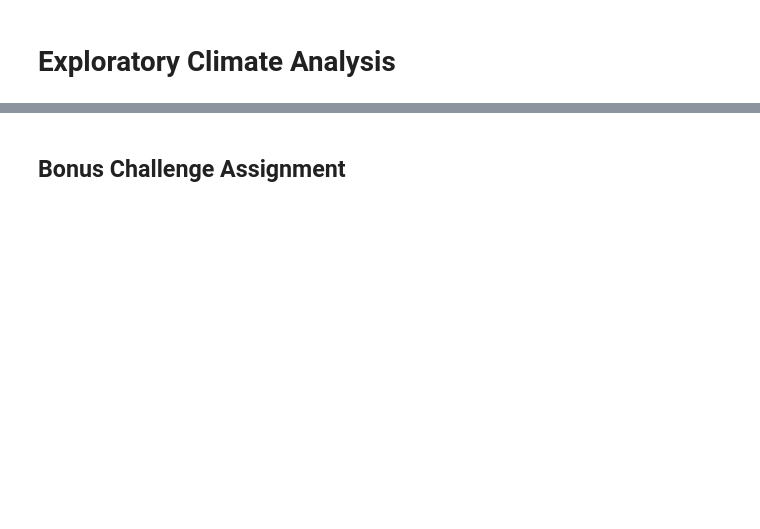
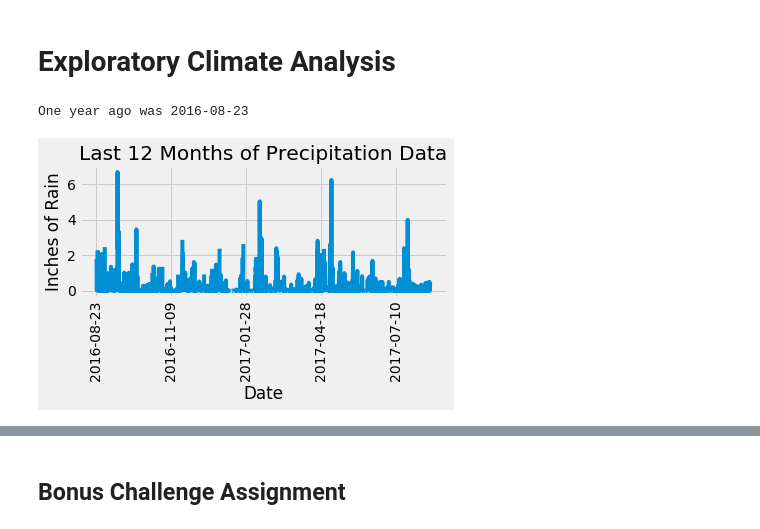
Before and after one commit to BRhoads1155/sqlalchemy-challenge, a Jupyter notebook: climate_starter.ipynb, the cells around one changed output, grey strips where cells are left out. Saved outputs shown, nothing was run; the diff lists cells and outputs as text; code cells hidden in the pictures; blank space fills up the shorter version.

```diff
--- a/climate_starter.ipynb
+++ b/climate_starter.ipynb
@@ -48,24 +62,32 @@ engine.execute('SELECT * FROM station LIMIT 10').fetchall()
 # %% [markdown]
 # Exploratory Climate Analysis
 # %%
-# Design a query to retrieve the last 12 months of precipitation data and plot the results (Select only the date and prcp values.)
+# Design a query to retrieve the last 12 months of precipitation data and plot the results
 
 # Calculate the date 1 year ago from the last data point in the database
-one_year_ago = datetime.now()
-
-dates = session.query(Measurement).\
-    filter(Measurement.date > ))
-print(dates)
-
+session.query(Measurement.date).order_by(Measurement.date.desc()).first()
+year_ago = dt.date(2017, 8, 23) - dt.timedelta(days=365)
+print(f"One year ago was {year_ago}")
 # Perform a query to retrieve the data and precipitation scores
 results = session.query(Measurement.date, Measurement.prcp).\
-    filter_by(Measurement.date > DATEADD(year,-1,GETDATE()))
-print(results)
+    filter(Measurement.date >= year_ago)
 
 # Save the query results as a Pandas DataFrame and set the index to the date column
+df = pd.DataFrame(results)
+df.set_index('date', inplace=True)
 
 # Sort the dataframe by date
+sorted_df = df.sort_values('date')
 
 # Use Pandas Plotting with Matplotlib to plot the data
+sorted_df.plot(rot=90, legend=False)
+plt.title("Last 12 Months of Precipitation Data")
+plt.ylabel("Inches of Rain")
+plt.xlabel("Date")
+plt.tight_layout()
+plt.show()
+# %% [output]
+One year ago was 2016-08-23
+[figure, added]
 # %%
 # Use Pandas to calcualte the summary statistics for the precipitation data
```
Also changed, not shown: parts of 9 cells of this notebook.
